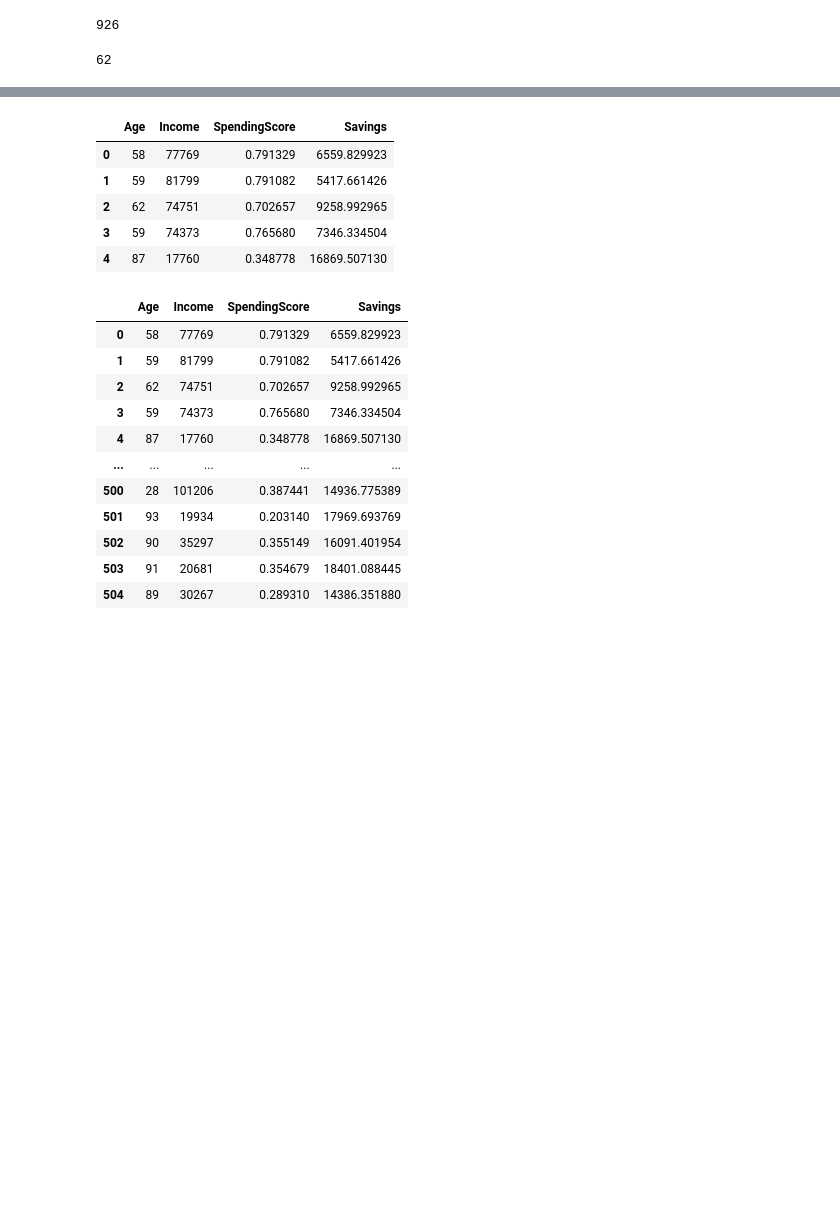
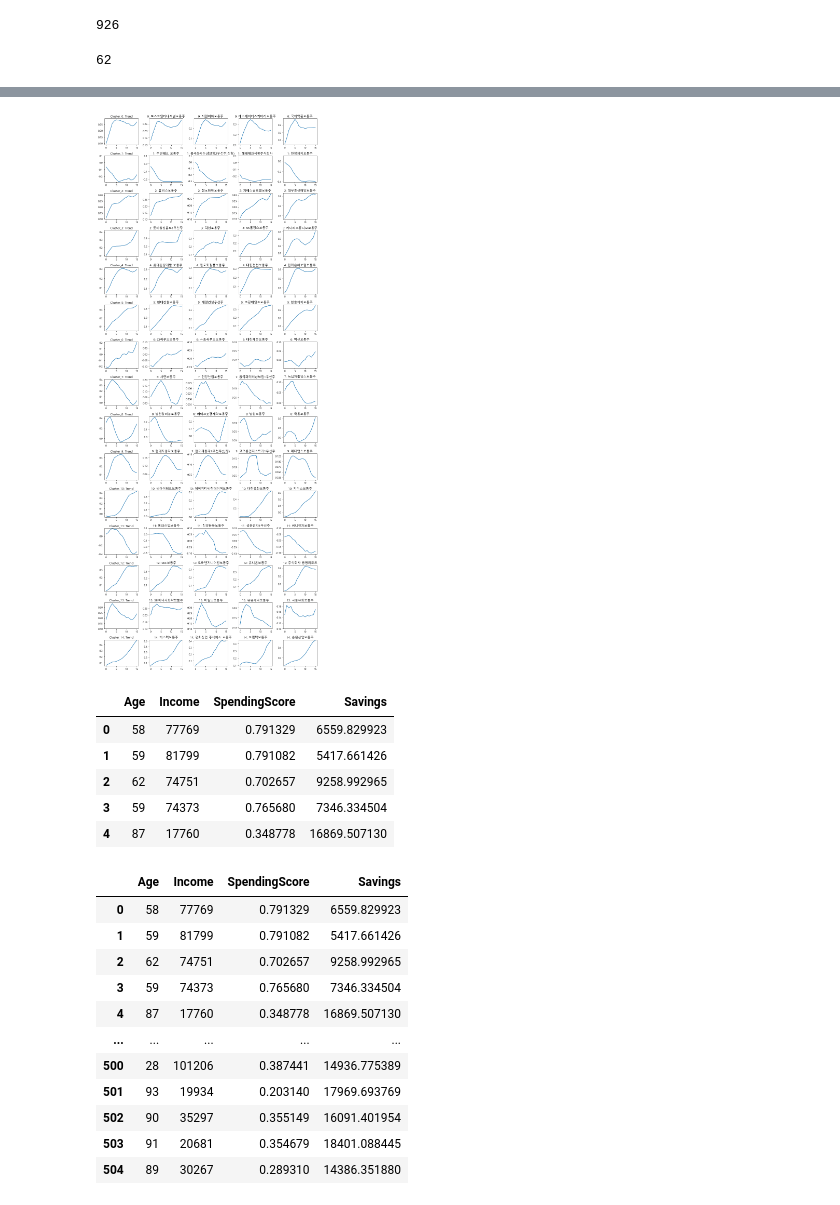
Before and after one commit to dong-hoon-lee/practices, a Jupyter notebook: projects/dacon/idea_competition/krx-big-data.ipynb, the cells around one changed output, grey strips where cells are left out. Saved outputs shown, nothing was run; the diff lists cells and outputs as text; code cells hidden in the pictures; blank space fills up the shorter version.

```diff
--- a/projects/dacon/idea_competition/krx-big-data.ipynb
+++ b/projects/dacon/idea_competition/krx-big-data.ipynb
@@ -658,3 +848,7 @@ len(x)
+# %%
+plot_clusters(fdr_model, fdr_X, fdr_names, k)
+# %% [output]
+[figure, added]
 # %%
 from pycaret.clustering import *
 from pycaret.datasets import get_data
```
Also changed, not shown: parts of 31 cells of this notebook, 1 other file.
